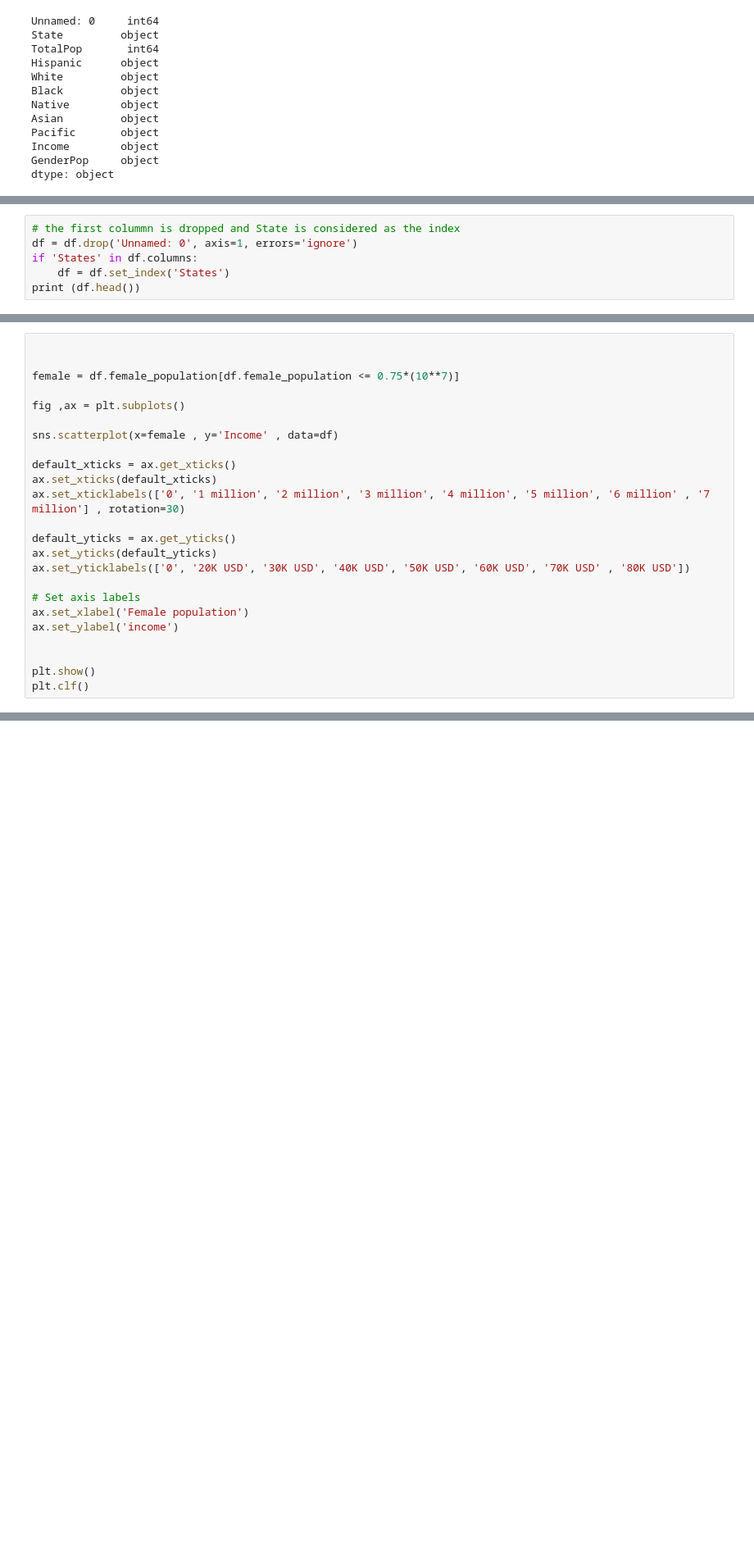
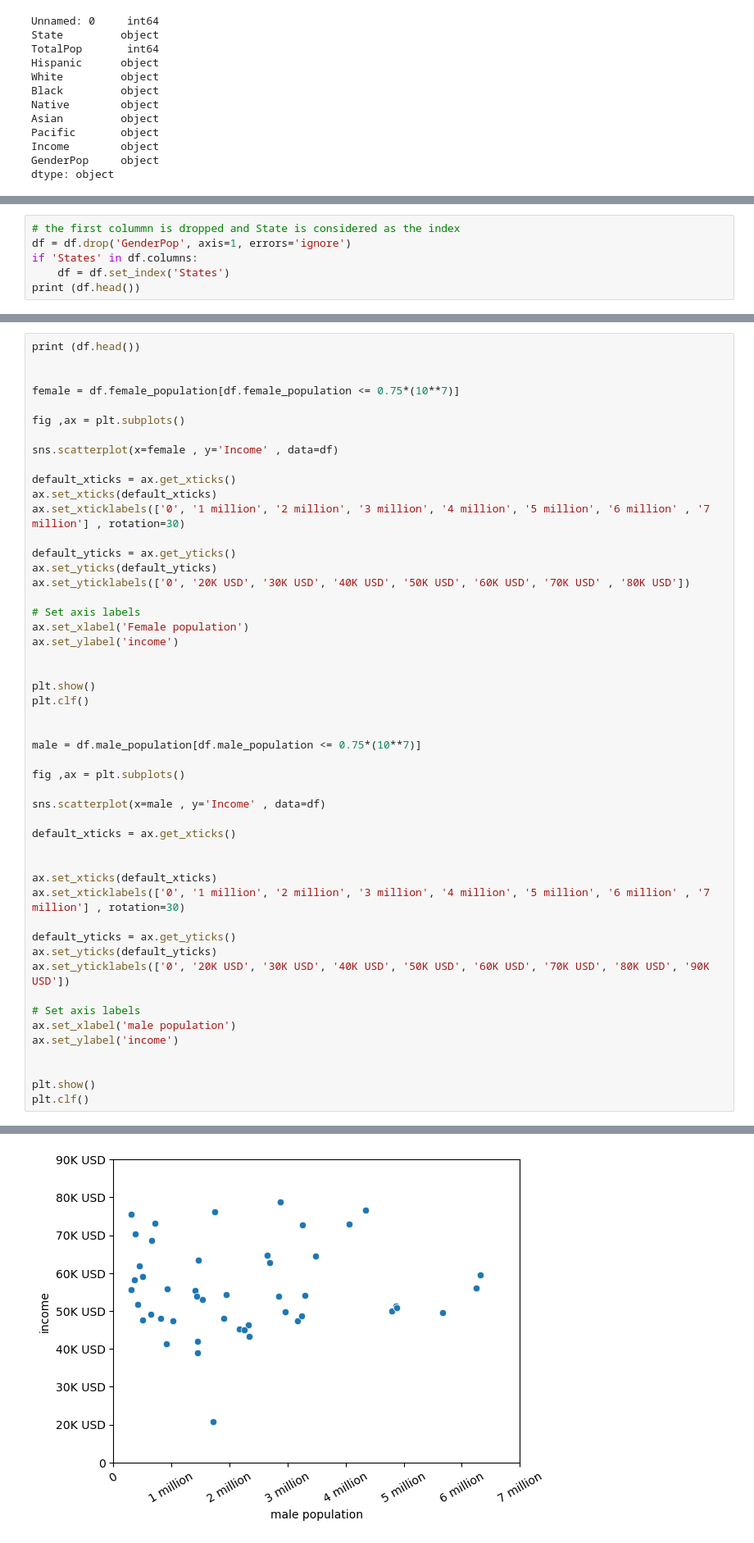
Before and after one commit to Pouria-Zarrin/Cleaning-US-Census-Data, a Jupyter notebook: Cleaning US Census Data.ipynb, the cells around one changed output, grey strips where cells are left out. Shown at 82% size. Drawn from its saved outputs; the diff is of its cells as text; blank space fills up the shorter version.

```diff
--- a/Cleaning US Census Data.ipynb
+++ b/Cleaning US Census Data.ipynb
@@ -138,6 +127,6 @@ dtype: object
 # %%
 # the first colummn is dropped and State is considered as the index
-df = df.drop('Unnamed: 0', axis=1, errors='ignore')
+df = df.drop('GenderPop', axis=1, errors='ignore')
 if 'States' in df.columns:
     df = df.set_index('States')
 print (df.head())
@@ -158,4 +152,5 @@ print (df.head())
 # %%
+print (df.head())
 
 
 female = df.female_population[df.female_population <= 0.75*(10**7)]
@@ -179,4 +174,29 @@ ax.set_ylabel('income')
 
 plt.show()
 plt.clf()
+
+
+male = df.male_population[df.male_population <= 0.75*(10**7)]
+
+fig ,ax = plt.subplots()
+
+sns.scatterplot(x=male , y='Income' , data=df)
+
+default_xticks = ax.get_xticks()
+
+
+ax.set_xticks(default_xticks)
+ax.set_xticklabels(['0', '1 million', '2 million', '3 million', '4 million', '5 million', '6 million' , '7 million'] , rotation=30)
+
+default_yticks = ax.get_yticks()
+ax.set_yticks(default_yticks)
+ax.set_yticklabels(['0', '20K USD', '30K USD', '40K USD', '50K USD', '60K USD', '70K USD', '80K USD', '90K USD'])
+
+# Set axis labels
+ax.set_xlabel('male population')
+ax.set_ylabel('income')
+
+
+plt.show()
+plt.clf()
 # %% [output]
@@ -184,0 +218 @@ plt.clf()
+[figure, added]
```
Also changed, not shown: parts of 28 cells of this notebook.
